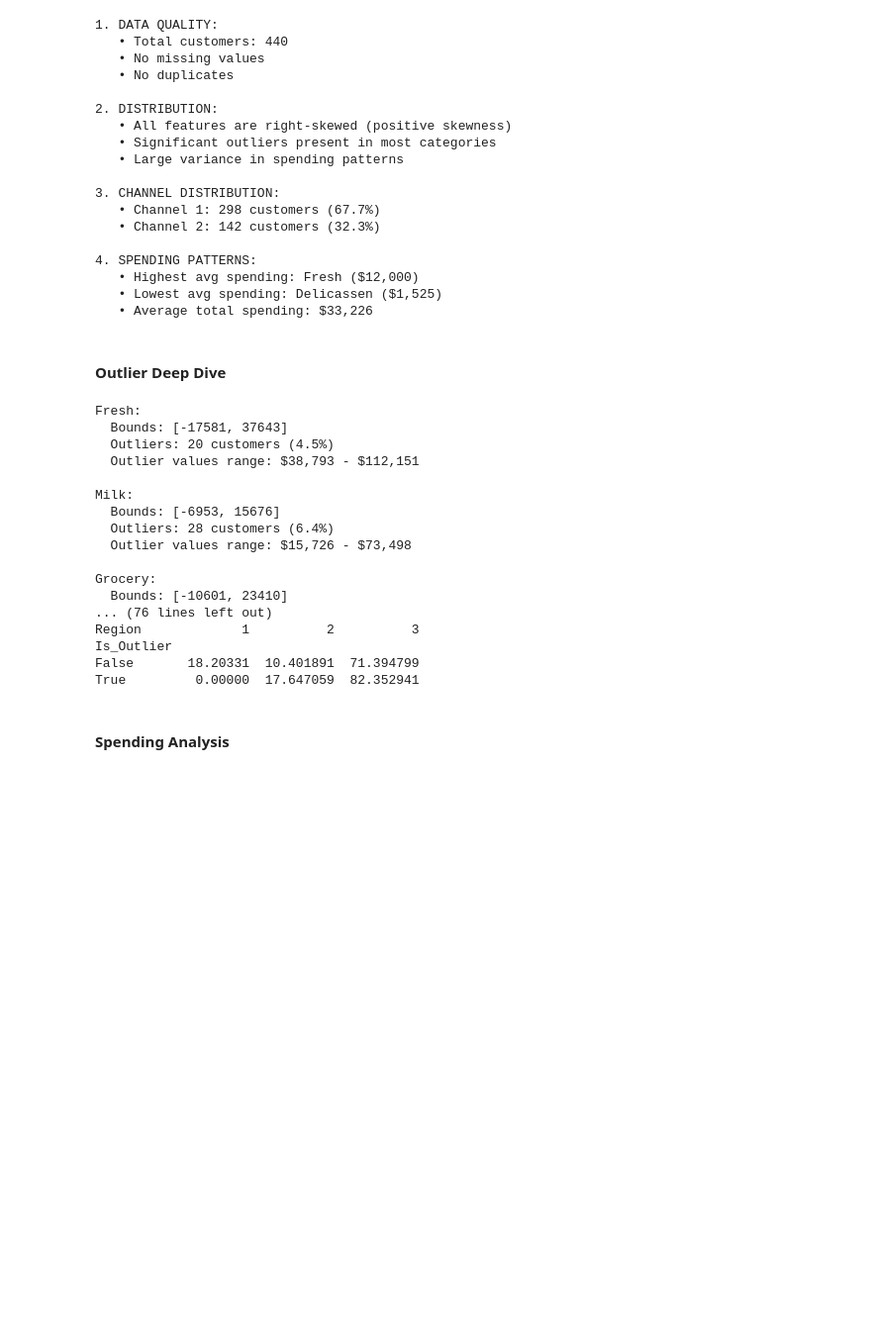
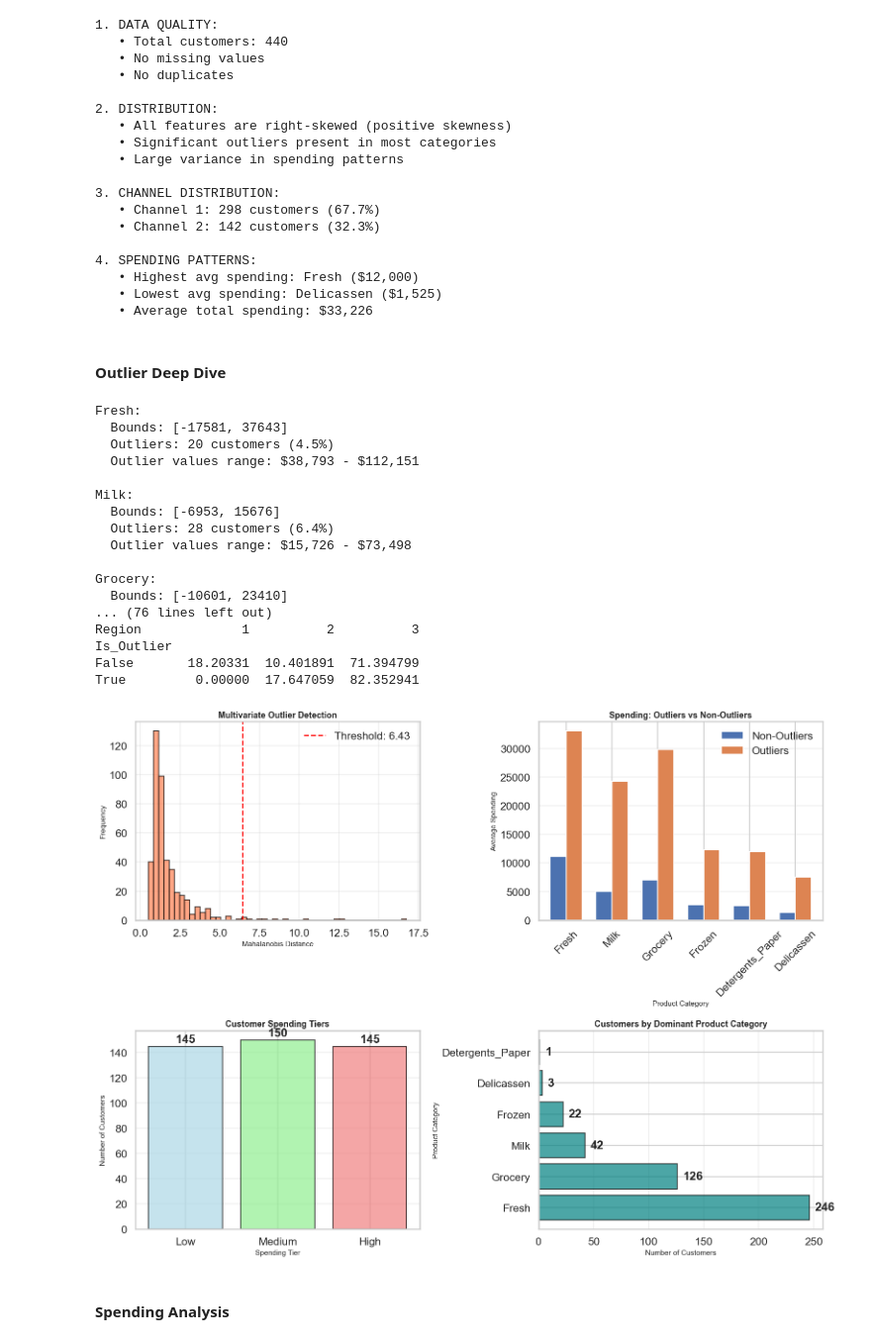
Before and after one commit to gnpthbalaji/customer_segmentation_clustering, a Jupyter notebook: notebooks/eda.ipynb, the cells around one changed output. Shown at 99% size. Cells and saved outputs as stored; diff of their text form; code cells hidden in the pictures; blank space fills up the shorter version.

```diff
--- a/notebooks/eda.ipynb
+++ b/notebooks/eda.ipynb
@@ -636,33 +636,83 @@ print(top_mahal)
 df['Is_Outlier'] = df['Mahalanobis_Distance'] > threshold
 
 print("\nAverage Spending Comparison:")
 comparison = df.groupby('Is_Outlier')[numerical_cols].mean()
 comparison.index = ['Non-Outliers', 'Outliers']
 print(comparison)
 
 print("\n\nChannel/Region Distribution:")
 print("\nOutliers by Channel:")
 print(pd.crosstab(df['Is_Outlier'], df['Channel'], normalize='index') * 100)
 print("\nOutliers by Region:")
 print(pd.crosstab(df['Is_Outlier'], df['Region'], normalize='index') * 100)
+
+# Visuals
+
+fig, axes = plt.subplots(2, 2, figsize=(16, 12))
+
+# 1. Mahalanobis distance distribution
+axes[0, 0].hist(df['Mahalanobis_Distance'], bins=50, edgecolor='black', alpha=0.7, color='coral')
+threshold = np.sqrt(41.4)  # chi-square threshold
+axes[0, 0].axvline(threshold, color='red', linestyle='--', linewidth=2, label=f'Threshold: {threshold:.2f}')
+axes[0, 0].set_xlabel('Mahalanobis Distance', fontsize=11)
+axes[0, 0].set_ylabel('Frequency', fontsize=11)
+axes[0, 0].set_title('Multivariate Outlier Detection', fontsize=13, fontweight='bold')
+axes[0, 0].legend()
+axes[0, 0].grid(True, alpha=0.3)
+
+# 2. Outlier vs Non-outlier spending comparison
+outlier_comparison = df.groupby('Is_Outlier')[numerical_cols].mean()
+outlier_comparison.T.plot(kind='bar', ax=axes[0, 1], width=0.7)
+axes[0, 1].set_title('Spending: Outliers vs Non-Outliers', fontsize=13, fontweight='bold')
+axes[0, 1].set_xlabel('Product Category', fontsize=11)
+axes[0, 1].set_ylabel('Average Spending', fontsize=11)
+axes[0, 1].legend(['Non-Outliers', 'Outliers'])
+axes[0, 1].tick_params(axis='x', rotation=45)
+axes[0, 1].grid(True, alpha=0.3, axis='y')
+
+# 3. Spending tiers distribution
+tier_counts = df['Spending_Tier'].value_counts().sort_index()
+colors = ['lightblue', 'lightgreen', 'lightcoral']
+axes[1, 0].bar(tier_counts.index, tier_counts.values, color=colors, edgecolor='black', alpha=0.7)
+axes[1, 0].set_title('Customer Spending Tiers', fontsize=13, fontweight='bold')
+axes[1, 0].set_xlabel('Spending Tier', fontsize=11)
+axes[1, 0].set_ylabel('Number of Customers', fontsize=11)
+axes[1, 0].grid(True, alpha=0.3, axis='y')
+for i, (tier, count) in enumerate(tier_counts.items()):
+    axes[1, 0].text(i, count + 3, str(count), ha='center', fontweight='bold')
+
+# 4. Dominant category distribution
+dom_cat = df['Dominant_Category'].value_counts()
+axes[1, 1].barh(dom_cat.index, dom_cat.values, color='teal', edgecolor='black', alpha=0.7)
+axes[1, 1].set_title('Customers by Dominant Product Category', fontsize=13, fontweight='bold')
+axes[1, 1].set_xlabel('Number of Customers', fontsize=11)
+axes[1, 1].set_ylabel('Product Category', fontsize=11)
+axes[1, 1].grid(True, alpha=0.3, axis='x')
+for i, (cat, count) in enumerate(dom_cat.items()):
+    axes[1, 1].text(count + 5, i, str(count), va='center', fontweight='bold')
+
+plt.tight_layout()
+plt.savefig('../results/analysis_1_outliers_behavior.png', dpi=300, bbox_inches='tight')
+plt.show()
 # %% [output]
 Fresh:
   Bounds: [-17581, 37643]
   Outliers: 20 customers (4.5%)
   Outlier values range: $38,793 - $112,151
 
 Milk:
   Bounds: [-6953, 15676]
   Outliers: 28 customers (6.4%)
   Outlier values range: $15,726 - $73,498
 
 Grocery:
   Bounds: [-10601, 23410]
 ... (76 lines left out)
 Region             1          2          3
 Is_Outlier
 False       18.20331  10.401891  71.394799
 True         0.00000  17.647059  82.352941
+[figure, added]
 # %% [markdown]
 #### Spending Analysis
 # %%
```
Also changed, not shown: parts of 6 cells of this notebook.
